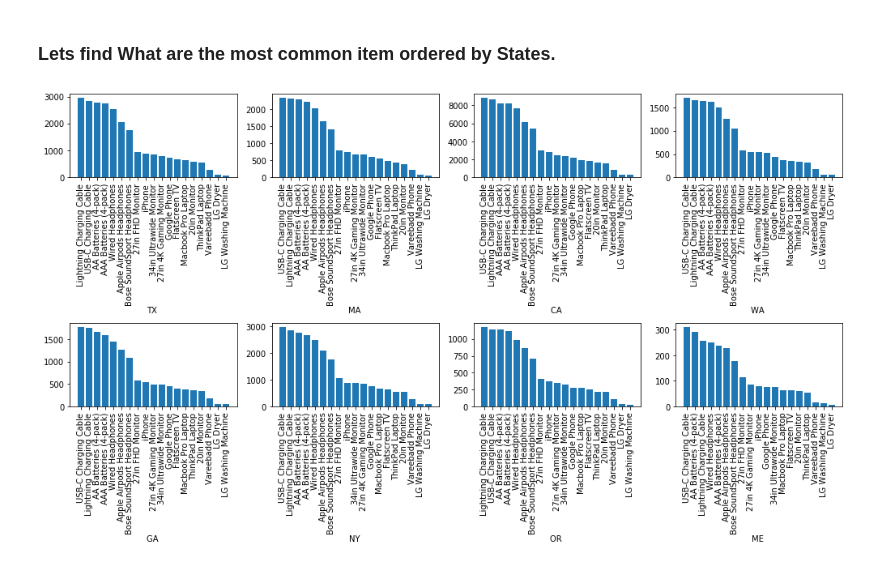
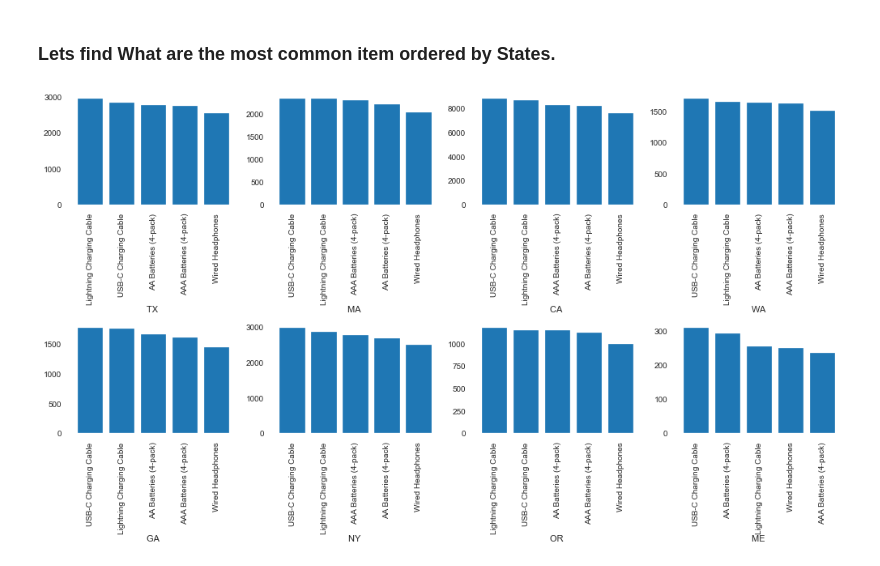
Before and after one commit to Dhiranjan/SalesDataAnalysis, a Jupyter notebook: Sales Data Analysis.ipynb, the cells around one changed output. Cells and saved outputs as stored; diff of their text form; code cells hidden in the pictures.

```diff
--- a/Sales Data Analysis.ipynb
+++ b/Sales Data Analysis.ipynb
@@ -206,16 +238,16 @@ From above observation we can see that, 11-12 in a day and 18,19 and 20 in the e
 # %%
 all_states =  df['State'].unique()
 fig = plt.figure(figsize=(14,8))
 
 for i in range(len(all_states)):
-    result = df[df['State'].str.contains(all_states[i])]['Product'].value_counts()
+    result = df[df['State'].str.contains(all_states[i])]['Product'].value_counts().head()
     x_axis = result.index
     y_value = result.values
     ax = fig.add_subplot(2,4, i+1)
     ax.bar(x_axis,y_value)
-    ax.set_xlabel(all_state[i], labelpad=1)
+    ax.set_xlabel(all_states[i], labelpad=1)
     plt.xticks(rotation=90)
 plt.tight_layout()
 plt.show()
 # %% [output]
-[figure, old version]
+[figure, new version]
```
Also changed, not shown: parts of 13 cells of this notebook.
